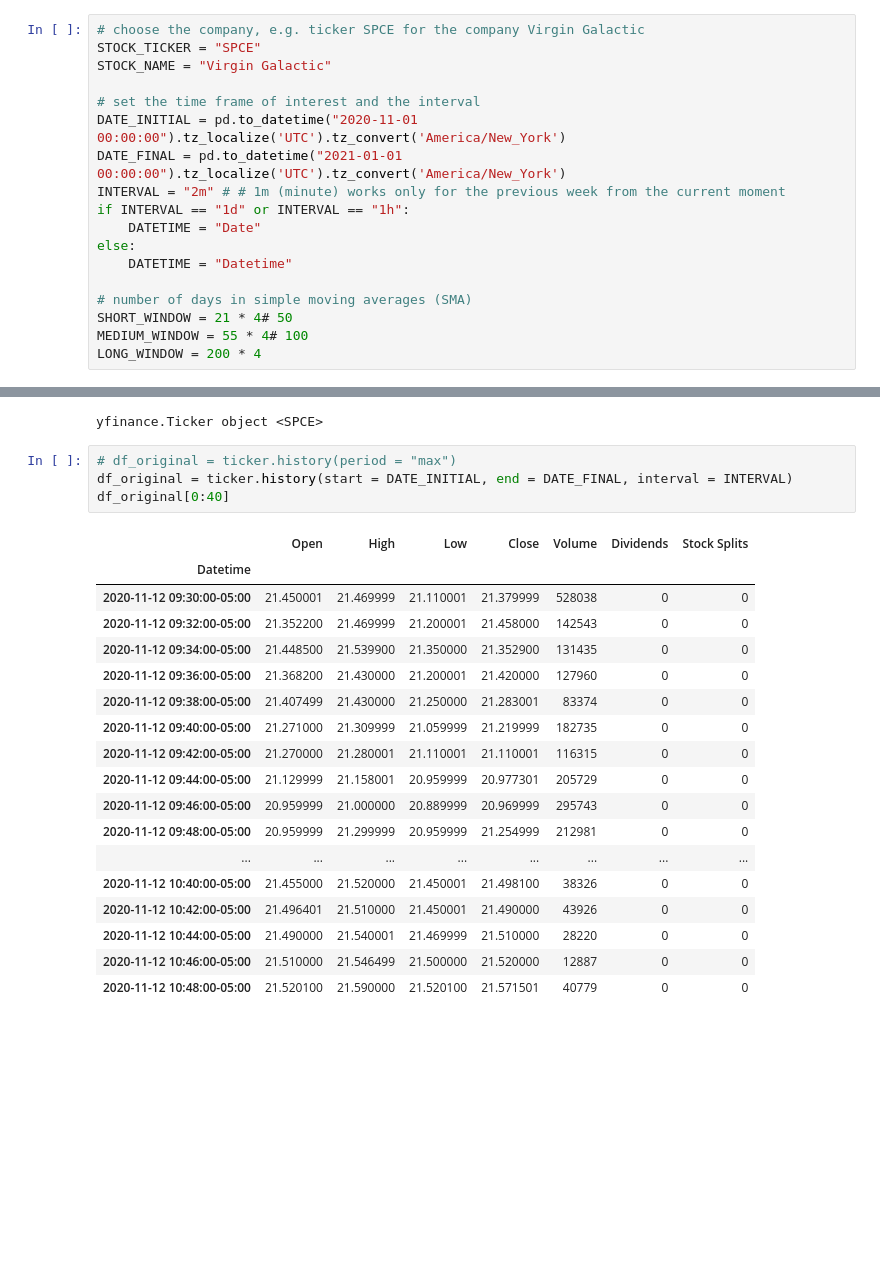
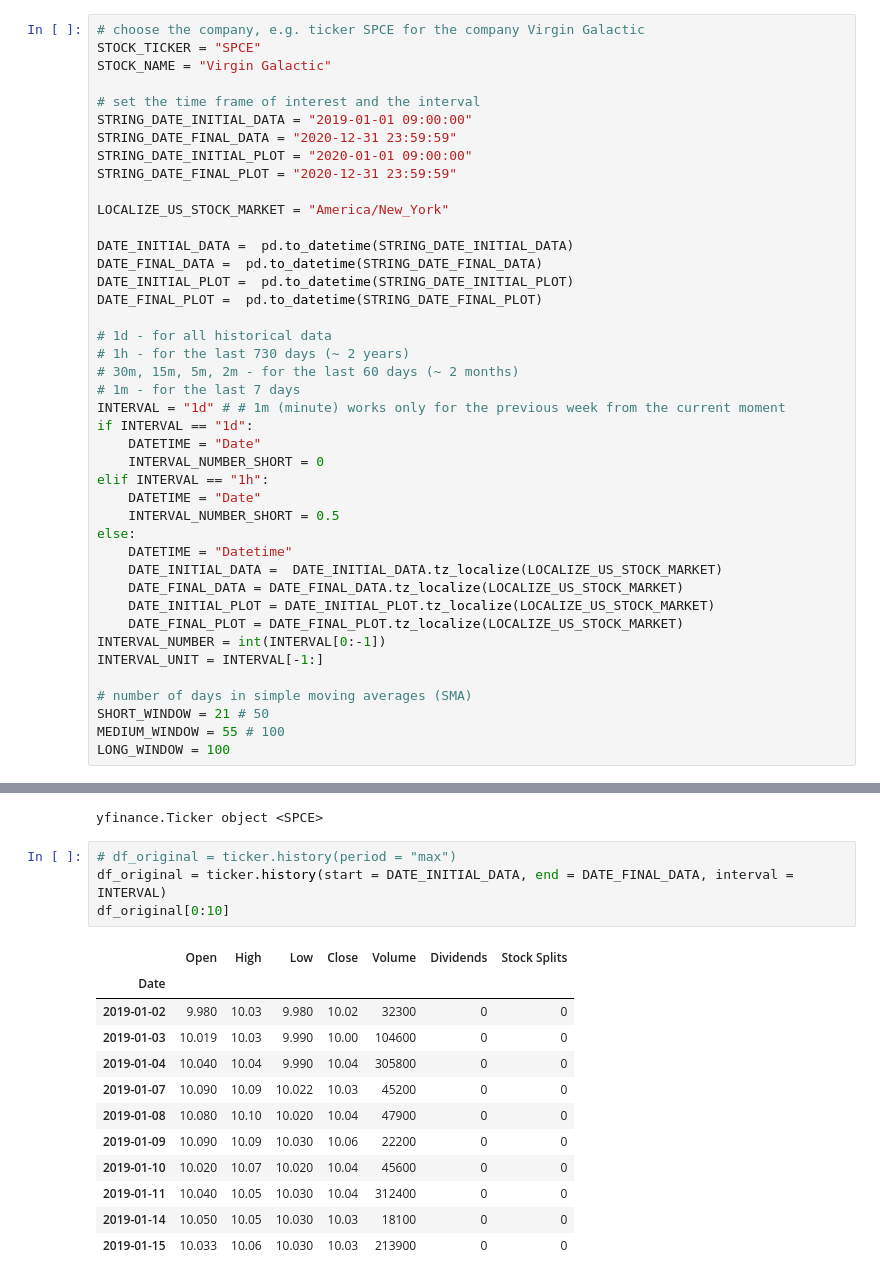
Before and after one commit to abuzatu/time_series, a Jupyter notebook: finance/yahoo_finance.ipynb, the cells around one changed output, grey strips where cells are left out. Saved outputs shown, nothing was run; the diff lists cells and outputs as text; blank space fills up the shorter version.

```diff
--- a/finance/yahoo_finance.ipynb
+++ b/finance/yahoo_finance.ipynb
@@ -23,15 +23,39 @@ STOCK_TICKER = "SPCE"
 STOCK_NAME = "Virgin Galactic"
 
 # set the time frame of interest and the interval
-DATE_INITIAL = pd.to_datetime("2020-11-01 00:00:00").tz_localize('UTC').tz_convert('America/New_York')
-DATE_FINAL = pd.to_datetime("2021-01-01 00:00:00").tz_localize('UTC').tz_convert('America/New_York')
-INTERVAL = "2m" # # 1m (minute) works only for the previous week from the current moment
-if INTERVAL == "1d" or INTERVAL == "1h":
+STRING_DATE_INITIAL_DATA = "2019-01-01 09:00:00"
+STRING_DATE_FINAL_DATA = "2020-12-31 23:59:59"
+STRING_DATE_INITIAL_PLOT = "2020-01-01 09:00:00"
+STRING_DATE_FINAL_PLOT = "2020-12-31 23:59:59"
+
+LOCALIZE_US_STOCK_MARKET = "America/New_York"
+
+DATE_INITIAL_DATA =  pd.to_datetime(STRING_DATE_INITIAL_DATA)
+DATE_FINAL_DATA =  pd.to_datetime(STRING_DATE_FINAL_DATA)
+DATE_INITIAL_PLOT =  pd.to_datetime(STRING_DATE_INITIAL_PLOT)
+DATE_FINAL_PLOT =  pd.to_datetime(STRING_DATE_FINAL_PLOT)
+
+# 1d - for all historical data
+# 1h - for the last 730 days (~ 2 years)
+# 30m, 15m, 5m, 2m - for the last 60 days (~ 2 months)
+# 1m - for the last 7 days
+INTERVAL = "1d" # # 1m (minute) works only for the previous week from the current moment
+if INTERVAL == "1d":
     DATETIME = "Date"
+    INTERVAL_NUMBER_SHORT = 0
+elif INTERVAL == "1h":
+    DATETIME = "Date"
+    INTERVAL_NUMBER_SHORT = 0.5
 else:
     DATETIME = "Datetime"
+    DATE_INITIAL_DATA =  DATE_INITIAL_DATA.tz_localize(LOCALIZE_US_STOCK_MARKET)
+    DATE_FINAL_DATA = DATE_FINAL_DATA.tz_localize(LOCALIZE_US_STOCK_MARKET)
+    DATE_INITIAL_PLOT = DATE_INITIAL_PLOT.tz_localize(LOCALIZE_US_STOCK_MARKET)
+    DATE_FINAL_PLOT = DATE_FINAL_PLOT.tz_localize(LOCALIZE_US_STOCK_MARKET)
+INTERVAL_NUMBER = int(INTERVAL[0:-1])
+INTERVAL_UNIT = INTERVAL[-1:]
 
 # number of days in simple moving averages (SMA)
-SHORT_WINDOW = 21 * 4# 50
-MEDIUM_WINDOW = 55 * 4# 100
-LONG_WINDOW = 200 * 4
+SHORT_WINDOW = 21 # 50
+MEDIUM_WINDOW = 55 # 100
+LONG_WINDOW = 100
@@ -47,24 +79,18 @@ ticker
 yfinance.Ticker object <SPCE>
 # %%
 # df_original = ticker.history(period = "max")
-df_original = ticker.history(start = DATE_INITIAL, end = DATE_FINAL, interval = INTERVAL)
-df_original[0:40]
+df_original = ticker.history(start = DATE_INITIAL_DATA, end = DATE_FINAL_DATA, interval = INTERVAL)
+df_original[0:10]
 # %% [output]
 |  | Open | High | Low | Close | Volume | Dividends | Stock Splits |
-| Datetime |  |  |  |  |  |  |  |
-| 2020-11-12 09:30:00-05:00 | 21.450001 | 21.469999 | 21.110001 | 21.379999 | 528038 | 0 | 0 |
-| 2020-11-12 09:32:00-05:00 | 21.352200 | 21.469999 | 21.200001 | 21.458000 | 142543 | 0 | 0 |
-| 2020-11-12 09:34:00-05:00 | 21.448500 | 21.539900 | 21.350000 | 21.352900 | 131435 | 0 | 0 |
-| 2020-11-12 09:36:00-05:00 | 21.368200 | 21.430000 | 21.200001 | 21.420000 | 127960 | 0 | 0 |
-| 2020-11-12 09:38:00-05:00 | 21.407499 | 21.430000 | 21.250000 | 21.283001 | 83374 | 0 | 0 |
-| 2020-11-12 09:40:00-05:00 | 21.271000 | 21.309999 | 21.059999 | 21.219999 | 182735 | 0 | 0 |
-| 2020-11-12 09:42:00-05:00 | 21.270000 | 21.280001 | 21.110001 | 21.110001 | 116315 | 0 | 0 |
-| 2020-11-12 09:44:00-05:00 | 21.129999 | 21.158001 | 20.959999 | 20.977301 | 205729 | 0 | 0 |
-| 2020-11-12 09:46:00-05:00 | 20.959999 | 21.000000 | 20.889999 | 20.969999 | 295743 | 0 | 0 |
-| 2020-11-12 09:48:00-05:00 | 20.959999 | 21.299999 | 20.959999 | 21.254999 | 212981 | 0 | 0 |
-| ... | ... | ... | ... | ... | ... | ... | ... |
-| 2020-11-12 10:40:00-05:00 | 21.455000 | 21.520000 | 21.450001 | 21.498100 | 38326 | 0 | 0 |
-| 2020-11-12 10:42:00-05:00 | 21.496401 | 21.510000 | 21.450001 | 21.490000 | 43926 | 0 | 0 |
-| 2020-11-12 10:44:00-05:00 | 21.490000 | 21.540001 | 21.469999 | 21.510000 | 28220 | 0 | 0 |
-| 2020-11-12 10:46:00-05:00 | 21.510000 | 21.546499 | 21.500000 | 21.520000 | 12887 | 0 | 0 |
-| 2020-11-12 10:48:00-05:00 | 21.520100 | 21.590000 | 21.520100 | 21.571501 | 40779 | 0 | 0 |
+| Date |  |  |  |  |  |  |  |
+| 2019-01-02 | 9.980 | 10.03 | 9.980 | 10.02 | 32300 | 0 | 0 |
+| 2019-01-03 | 10.019 | 10.03 | 9.990 | 10.00 | 104600 | 0 | 0 |
+| 2019-01-04 | 10.040 | 10.04 | 9.990 | 10.04 | 305800 | 0 | 0 |
+| 2019-01-07 | 10.090 | 10.09 | 10.022 | 10.03 | 45200 | 0 | 0 |
+| 2019-01-08 | 10.080 | 10.10 | 10.020 | 10.04 | 47900 | 0 | 0 |
+| 2019-01-09 | 10.090 | 10.09 | 10.030 | 10.06 | 22200 | 0 | 0 |
+| 2019-01-10 | 10.020 | 10.07 | 10.020 | 10.04 | 45600 | 0 | 0 |
+| 2019-01-11 | 10.040 | 10.05 | 10.030 | 10.04 | 312400 | 0 | 0 |
+| 2019-01-14 | 10.050 | 10.05 | 10.030 | 10.03 | 18100 | 0 | 0 |
+| 2019-01-15 | 10.033 | 10.06 | 10.030 | 10.03 | 213900 | 0 | 0 |
```
Also changed, not shown: parts of 24 cells of this notebook, 1 other file.
